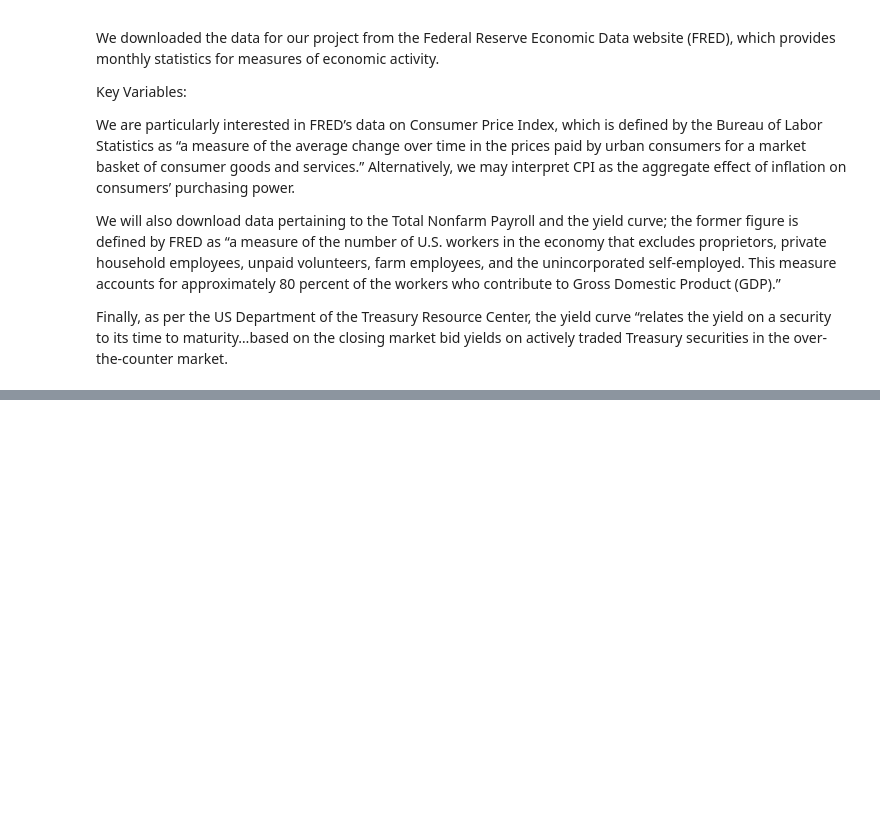
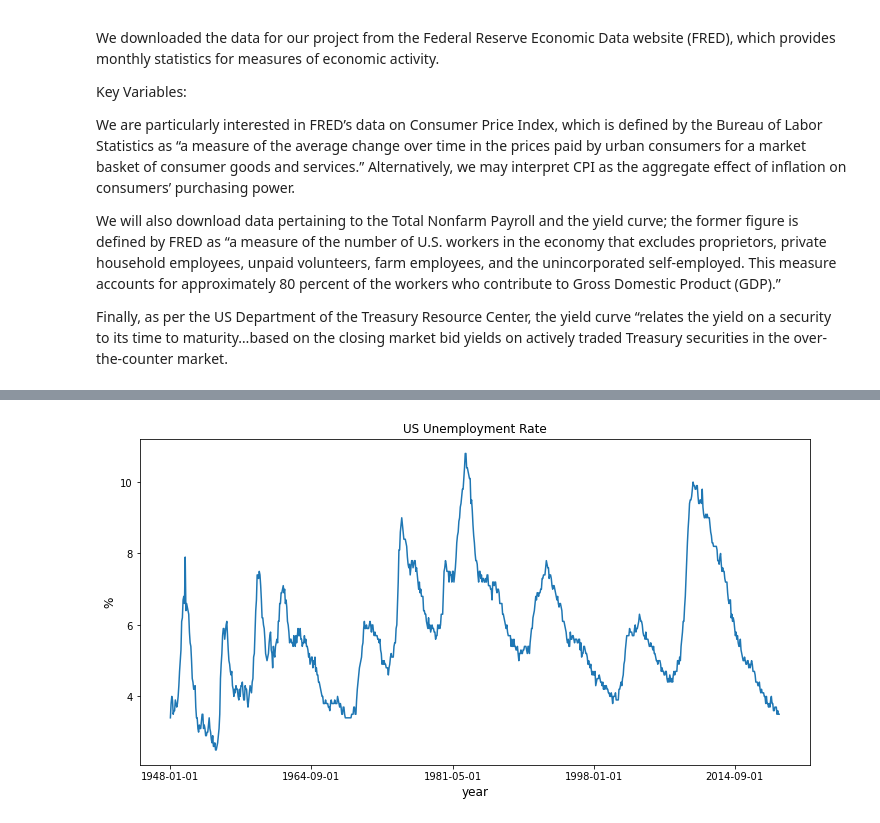
Before and after one commit to JaimeCabezon/project2, a Jupyter notebook: Project 2.ipynb, the cells around one changed output, grey strips where cells are left out. Saved outputs shown, nothing was run; the diff lists cells and outputs as text; code cells hidden in the pictures; blank space fills up the shorter version.

```diff
--- a/Project 2.ipynb
+++ b/Project 2.ipynb
@@ -27,0 +36,5 @@
+# %%
+#Access Data
+url = 'http://research.stlouisfed.org/fred2/series/UNRATE/downloaddata/UNRATE.csv'
+data = pd.read_csv(url, parse_dates=True)
+data.head()
@@ -27,0 +48,2 @@
+# %%
+data.columns=['DATE','URATE']
@@ -27,0 +72,9 @@
+# %%
+#Graphing the Unemployment Rate
+data1=data.set_index('DATE')
+ax = data1['1948':'2020'].plot(title='US Unemployment Rate', legend=False, figsize=(12,6))
+ax.set_xlabel('year', fontsize=12)
+ax.set_ylabel('%', fontsize=12)
+plt.show()
+# %% [output]
+[figure, added]
```
Also changed, not shown: parts of 4 cells of this notebook.
